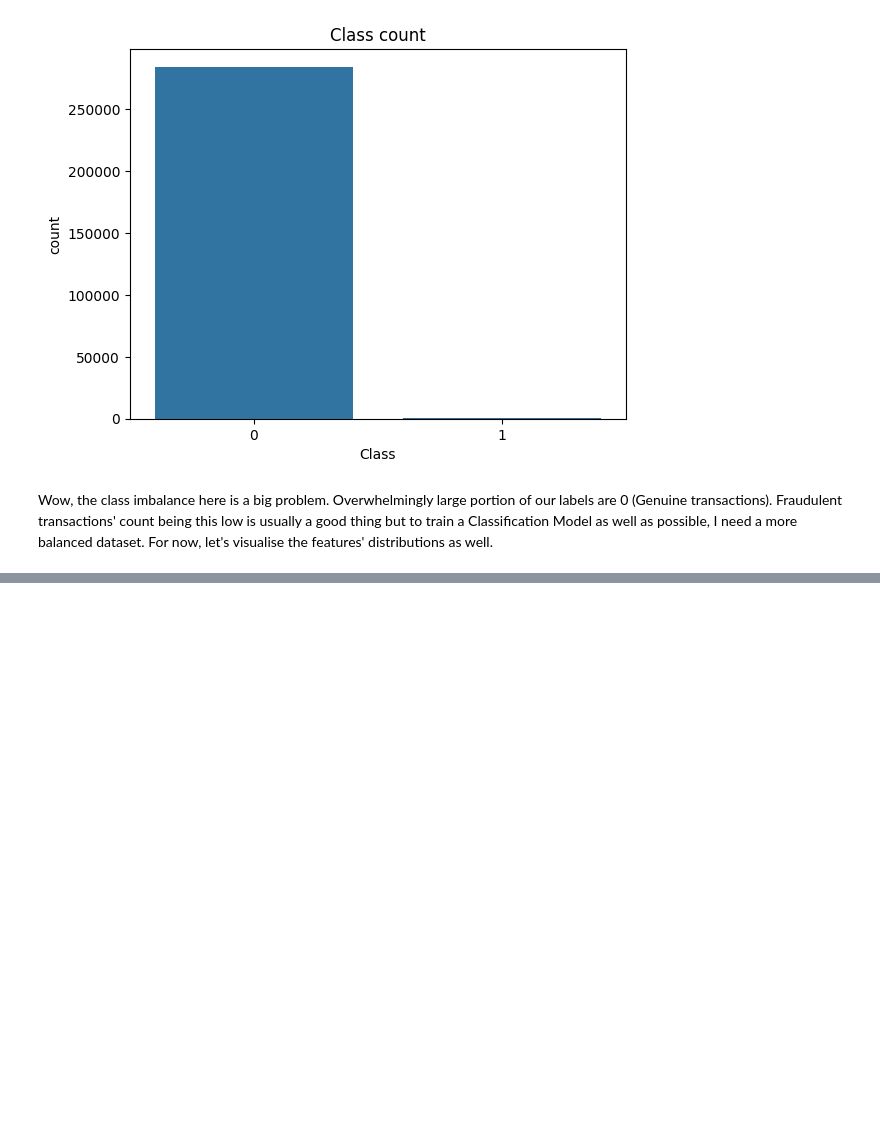
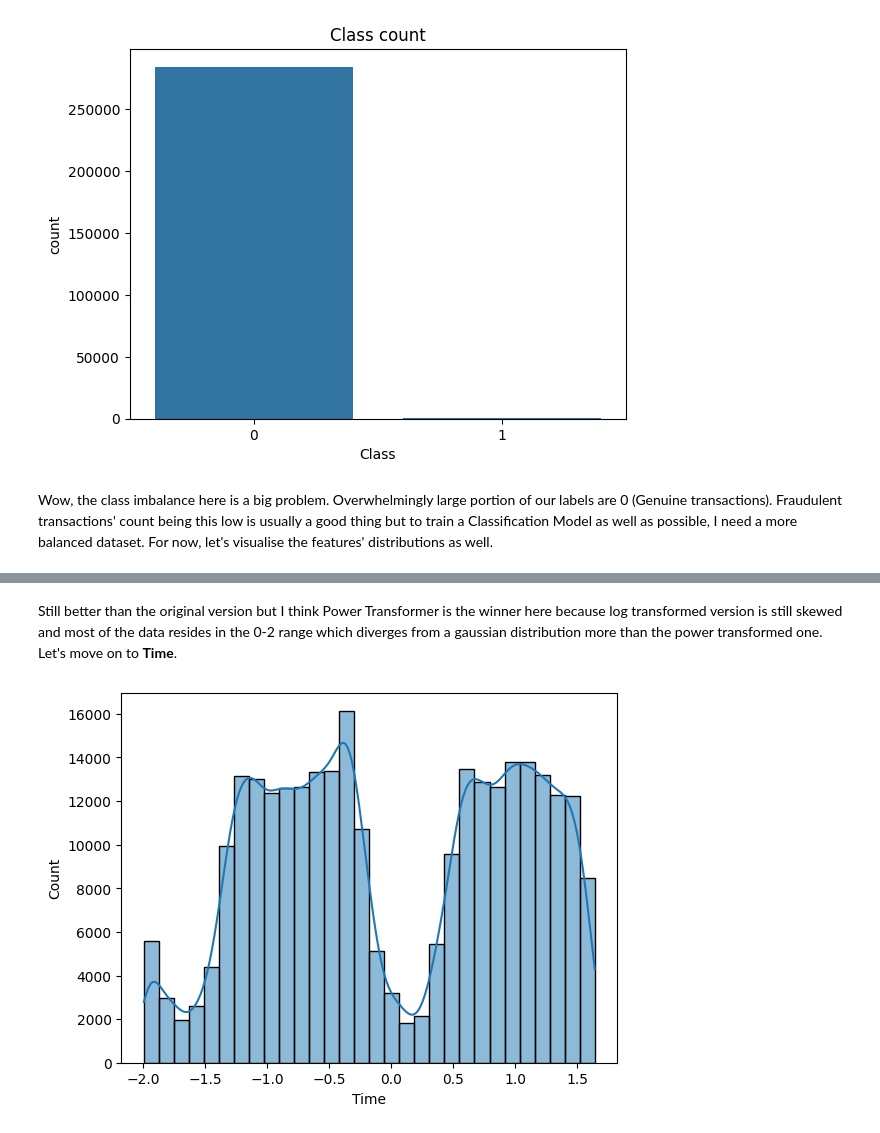
Before and after one commit to DoubleCyclone/Credit-Card-Fraud-Detection, a Jupyter notebook: notebooks/credit_card_fraud_detection.ipynb, the cells around one changed output, grey strips where cells are left out. Cells and saved outputs as stored; diff of their text form; code cells hidden in the pictures; blank space fills up the shorter version.

```diff
--- a/notebooks/credit_card_fraud_detection.ipynb
+++ b/notebooks/credit_card_fraud_detection.ipynb
@@ -115,0 +144,13 @@ Most of our features's plots look like a normal distribution which is also usefu
+# %% [markdown]
+Still better than the original version but I think Power Transformer is the winner here because log transformed version is still skewed and most of the data resides in the 0-2 range which diverges from a gaussian distribution more than the power transformed one. Let's move on to **Time**.
+# %%
+# Initialize Standard Scaler
+ss = skp.StandardScaler()
+
+# Scale the Time
+X_train_scaled['Time'] = ss.fit_transform(pd.DataFrame(X_train_scaled['Time']))
+
+# Plot the new distribution
+_ = sns.histplot(data=X_train_scaled, x="Time", bins=30, kde=True)
+# %% [output]
+[figure, added]
```
Also changed, not shown: parts of 21 cells of this notebook.
